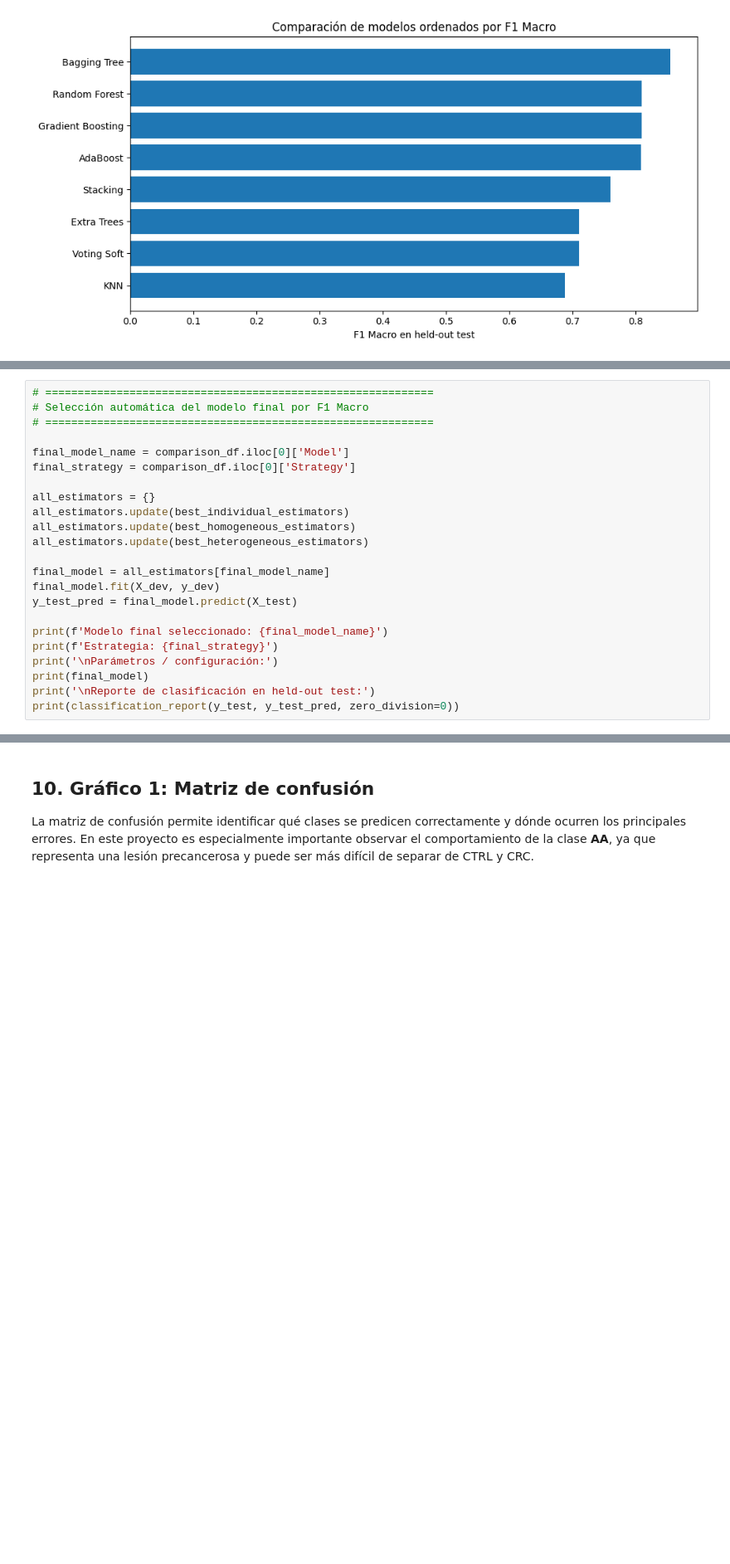
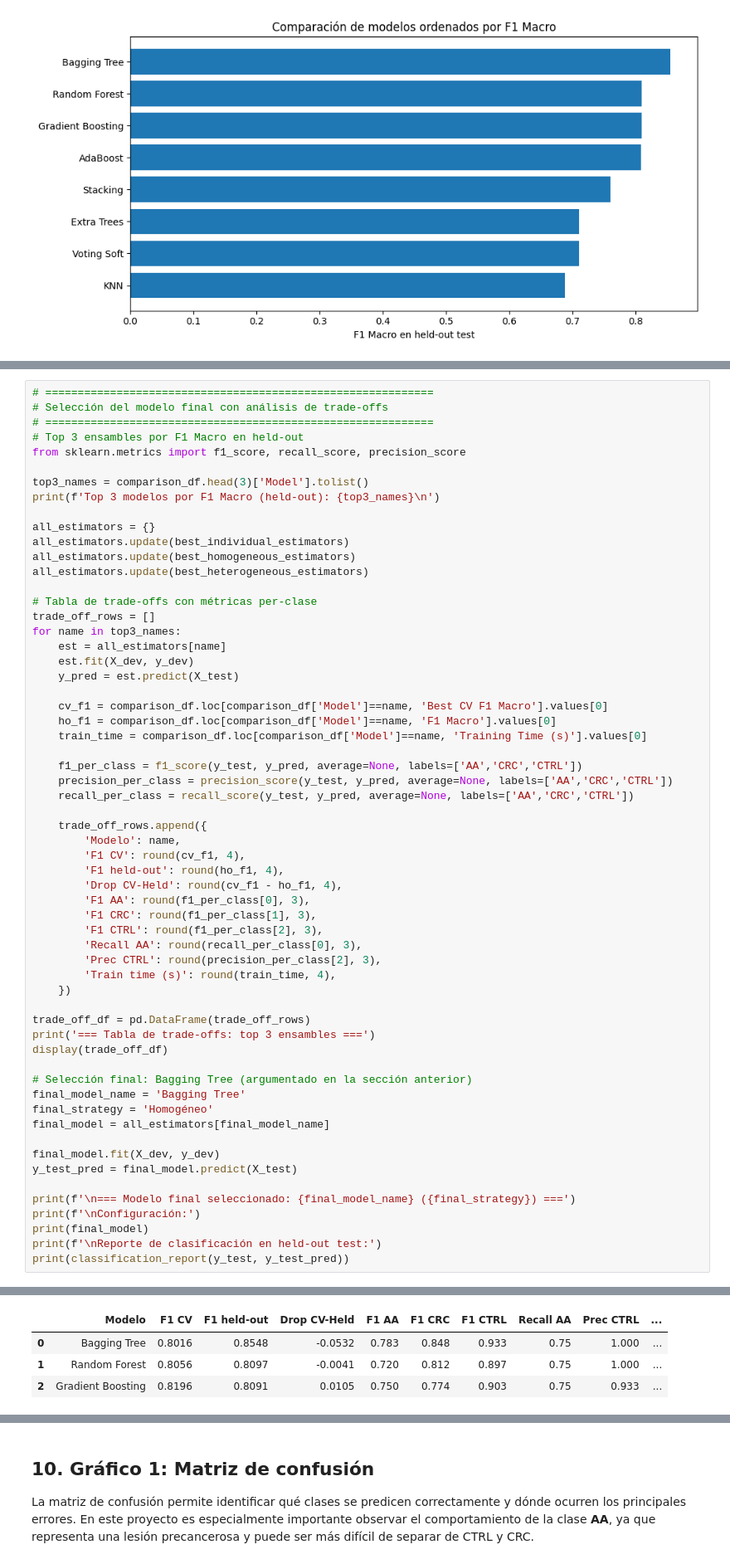
Before and after one commit to A01795919/proyecto_integrador_equipo-22, a Jupyter notebook: notebooks/Avance5_Equipo22.ipynb, the cells around one changed output, grey strips where cells are left out. Shown at 83% size. Cells and saved outputs as stored; diff of their text form; blank space fills up the shorter version.

```diff
--- a/notebooks/Avance5_Equipo22.ipynb
+++ b/notebooks/Avance5_Equipo22.ipynb
@@ -680,24 +740,61 @@ En contextos clínicos no basta con maximizar una métrica: también es necesari
 # %%
 # ============================================================
-# Selección automática del modelo final por F1 Macro
+# Selección del modelo final con análisis de trade-offs
 # ============================================================
+# Top 3 ensambles por F1 Macro en held-out
+from sklearn.metrics import f1_score, recall_score, precision_score
 
-final_model_name = comparison_df.iloc[0]['Model']
-final_strategy = comparison_df.iloc[0]['Strategy']
+top3_names = comparison_df.head(3)['Model'].tolist()
+print(f'Top 3 modelos por F1 Macro (held-out): {top3_names}\n')
 
 all_estimators = {}
 all_estimators.update(best_individual_estimators)
 all_estimators.update(best_homogeneous_estimators)
 all_estimators.update(best_heterogeneous_estimators)
 
+# Tabla de trade-offs con métricas per-clase
+trade_off_rows = []
+for name in top3_names:
+    est = all_estimators[name]
+    est.fit(X_dev, y_dev)
+    y_pred = est.predict(X_test)
+
+    cv_f1 = comparison_df.loc[comparison_df['Model']==name, 'Best CV F1 Macro'].values[0]
+    ho_f1 = comparison_df.loc[comparison_df['Model']==name, 'F1 Macro'].values[0]
+    train_time = comparison_df.loc[comparison_df['Model']==name, 'Training Time (s)'].values[0]
+
+    f1_per_class = f1_score(y_test, y_pred, average=None, labels=['AA','CRC','CTRL'])
+    precision_per_class = precision_score(y_test, y_pred, average=None, labels=['AA','CRC','CTRL'])
+    recall_per_class = recall_score(y_test, y_pred, average=None, labels=['AA','CRC','CTRL'])
+
+    trade_off_rows.append({
+        'Modelo': name,
+        'F1 CV': round(cv_f1, 4),
+        'F1 held-out': round(ho_f1, 4),
+        'Drop CV-Held': round(cv_f1 - ho_f1, 4),
+        'F1 AA': round(f1_per_class[0], 3),
+        'F1 CRC': round(f1_per_class[1], 3),
+        'F1 CTRL': round(f1_per_class[2], 3),
+        'Recall AA': round(recall_per_class[0], 3),
+        'Prec CTRL': round(precision_per_class[2], 3),
+        'Train time (s)': round(train_time, 4),
+    })
+
+trade_off_df = pd.DataFrame(trade_off_rows)
+print('=== Tabla de trade-offs: top 3 ensambles ===')
+display(trade_off_df)
+
+# Selección final: Bagging Tree (argumentado en la sección anterior)
+final_model_name = 'Bagging Tree'
+final_strategy = 'Homogéneo'
 final_model = all_estimators[final_model_name]
+
 final_model.fit(X_dev, y_dev)
 y_test_pred = final_model.predict(X_test)
 
-print(f'Modelo final seleccionado: {final_model_name}')
-print(f'Estrategia: {final_strategy}')
-print('\nParámetros / configuración:')
+print(f'\n=== Modelo final seleccionado: {final_model_name} ({final_strategy}) ===')
+print(f'\nConfiguración:')
 print(final_model)
-print('\nReporte de clasificación en held-out test:')
-print(classification_report(y_test, y_test_pred, zero_division=0))
+print(f'\nReporte de clasificación en held-out test:')
+print(classification_report(y_test, y_test_pred))
 # %% [output]
@@ -722,0 +804,4 @@ weighted avg       0.87      0.86      0.86        43
+|  | Modelo | F1 CV | F1 held-out | Drop CV-Held | F1 AA | F1 CRC | F1 CTRL | Recall AA | Prec CTRL | ... |
+| 0 | Bagging Tree | 0.8016 | 0.8548 | -0.0532 | 0.783 | 0.848 | 0.933 | 0.75 | 1.000 | ... |
+| 1 | Random Forest | 0.8056 | 0.8097 | -0.0041 | 0.720 | 0.812 | 0.897 | 0.75 | 1.000 | ... |
+| 2 | Gradient Boosting | 0.8196 | 0.8091 | 0.0105 | 0.750 | 0.774 | 0.903 | 0.75 | 0.933 | ... |
```
Also changed, not shown: parts of 17 cells of this notebook.
